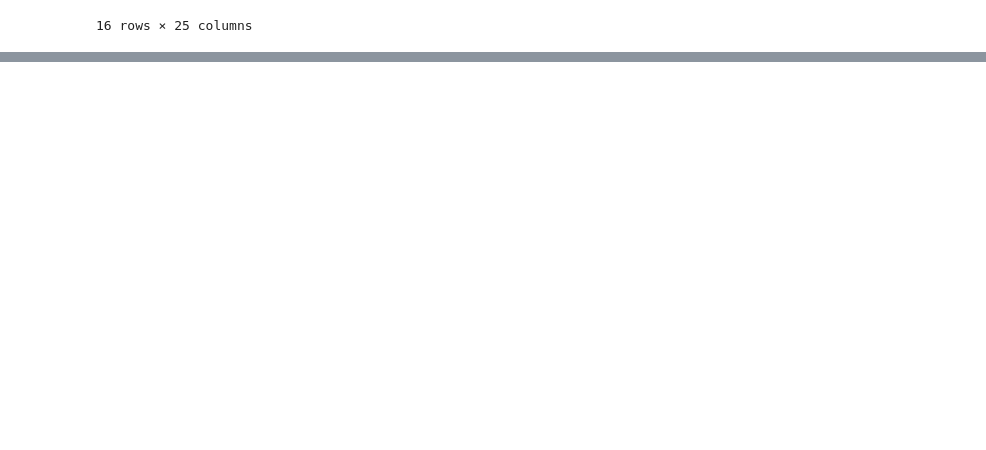
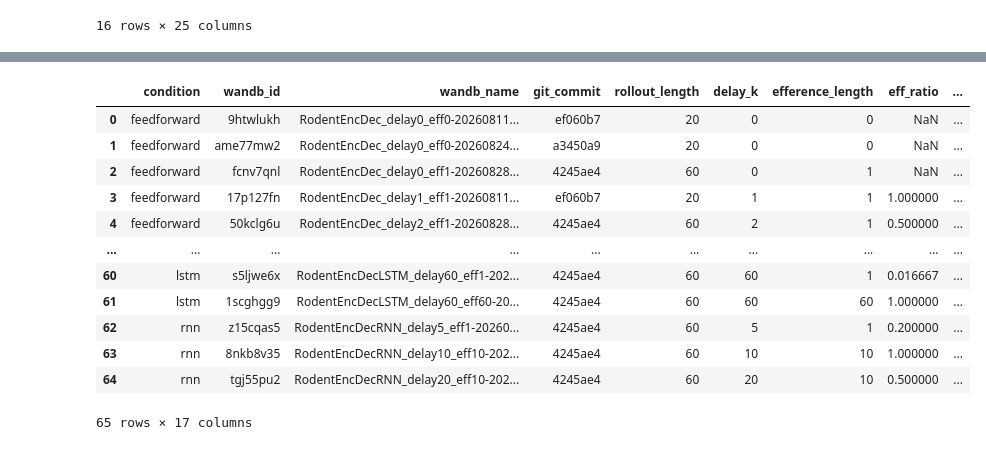
Before and after one commit to emiwar/vnl-experiments, a Jupyter notebook: labmeeting_aug2026_plots.ipynb, the cells around one changed output, grey strips where cells are left out. Saved outputs shown, nothing was run; the diff lists cells and outputs as text; code cells hidden in the pictures; blank space fills up the shorter version.

```diff
--- a/labmeeting_aug2026_plots.ipynb
+++ b/labmeeting_aug2026_plots.ipynb
@@ -393,3 +393,6 @@ probe_groups
 | 77 | RodentForwardModel_delay10_eff10_... | 10 | 10 | 600064000 | RodentForwardModel | old_eval | 0 | 1 | ... |
 | 79 | RodentForwardModel_delay10_eff10_... | 10 | 10 | 600064000 | RodentForwardModel | old_eval | 0 | 1 | ... |
 16 rows × 25 columns
+# %%
+rec_data = pd.read_csv("analysis/recurrent-architectures/data.csv")
+rec_data.loc[rec_data.delay_k==0, "delay_k"] = 0.311 #Cosmetic, for log x-axis
@@ -395,0 +421,16 @@ probe_groups
+# %%
+rec_data
+# %% [output]
+|  | condition | wandb_id | wandb_name | git_commit | rollout_length | delay_k | efference_length | eff_ratio | ... |
+| 0 | feedforward | 9htwlukh | RodentEncDec_delay0_eff0-20260811... | ef060b7 | 20 | 0 | 0 | NaN | ... |
+| 1 | feedforward | ame77mw2 | RodentEncDec_delay0_eff0-20260824... | a3450a9 | 20 | 0 | 0 | NaN | ... |
+| 2 | feedforward | fcnv7qnl | RodentEncDec_delay0_eff1-20260828... | 4245ae4 | 60 | 0 | 1 | NaN | ... |
+| 3 | feedforward | 17p127fn | RodentEncDec_delay1_eff1-20260811... | ef060b7 | 20 | 1 | 1 | 1.000000 | ... |
+| 4 | feedforward | 50kclg6u | RodentEncDec_delay2_eff1-20260828... | 4245ae4 | 60 | 2 | 1 | 0.500000 | ... |
+| ... | ... | ... | ... | ... | ... | ... | ... | ... | ... |
+| 60 | lstm | s5ljwe6x | RodentEncDecLSTM_delay60_eff1-202... | 4245ae4 | 60 | 60 | 1 | 0.016667 | ... |
+| 61 | lstm | 1scghgg9 | RodentEncDecLSTM_delay60_eff60-20... | 4245ae4 | 60 | 60 | 60 | 1.000000 | ... |
+| 62 | rnn | z15cqas5 | RodentEncDecRNN_delay5_eff1-20260... | 4245ae4 | 60 | 5 | 1 | 0.200000 | ... |
+| 63 | rnn | 8nkb8v35 | RodentEncDecRNN_delay10_eff10-202... | 4245ae4 | 60 | 10 | 10 | 1.000000 | ... |
+| 64 | rnn | tgj55pu2 | RodentEncDecRNN_delay20_eff10-202... | 4245ae4 | 60 | 20 | 10 | 0.500000 | ... |
+65 rows × 17 columns
```
Also changed, not shown: parts of 2 cells of this notebook, 11 other files.
